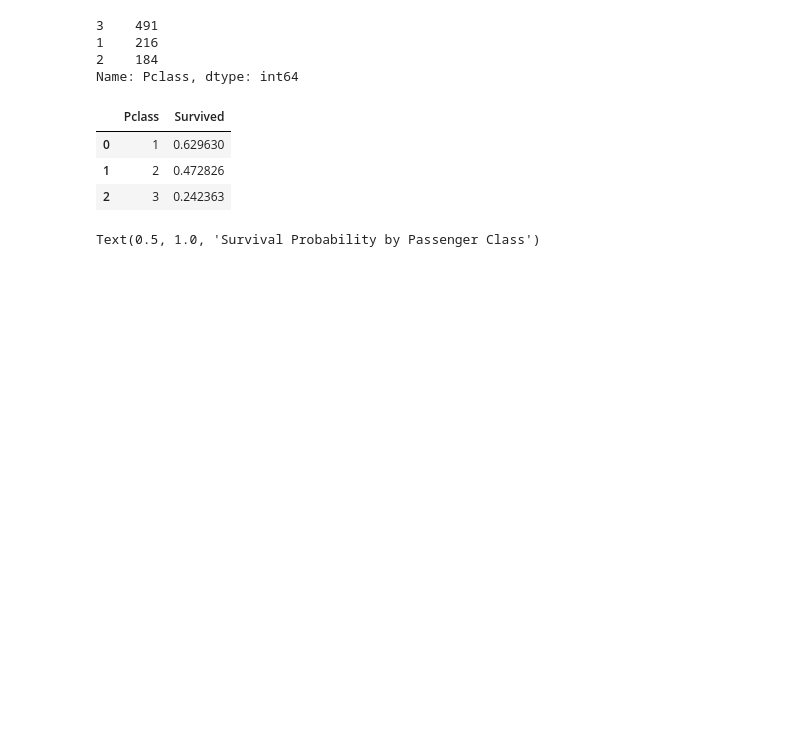
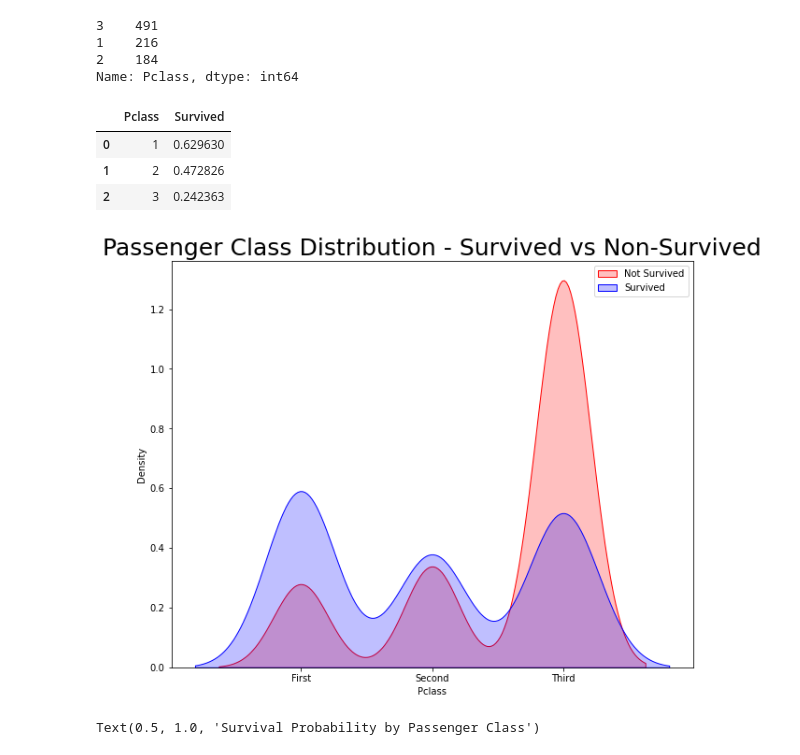
Before and after one commit to benpalay/TitanicSE, a Jupyter notebook: final Gias.ipynb, the cells around one changed output. Cells and saved outputs as stored; diff of their text form; code cells hidden in the pictures; blank space fills up the shorter version.

Commit message:
Gias data visualisation incomplete

```diff
--- a/final Gias.ipynb
+++ b/final Gias.ipynb
@@ -268,6 +283,18 @@ train[['Pclass', 'Survived']].groupby(['Pclass'], as_index = False).mean().sort_
 | 0 | 1 | 0.629630 |
 | 1 | 2 | 0.472826 |
 | 2 | 3 | 0.242363 |
+# %%
+plt.subplots(figsize=(10,8))
+ax=sns.kdeplot(train.loc[(train['Survived'] == 0),'Pclass'],shade=True,color='r',label='Not Survived')
+ax.legend()
+ax=sns.kdeplot(train.loc[(train['Survived'] == 1),'Pclass'],shade=True,color='b',label='Survived')
+ax.legend()
+
+plt.title("Passenger Class Distribution - Survived vs Non-Survived", fontsize = 25)
+labels = ['First', 'Second', 'Third']
+plt.xticks(sorted(train.Pclass.unique()),labels);
+# %% [output]
+[figure, added]
 # %%
 sns.barplot(x = 'Pclass', y ='Survived', data = train)
 plt.ylabel('Survival Probability')
```
Also changed, not shown: parts of 139 cells of this notebook, 6 other files.
